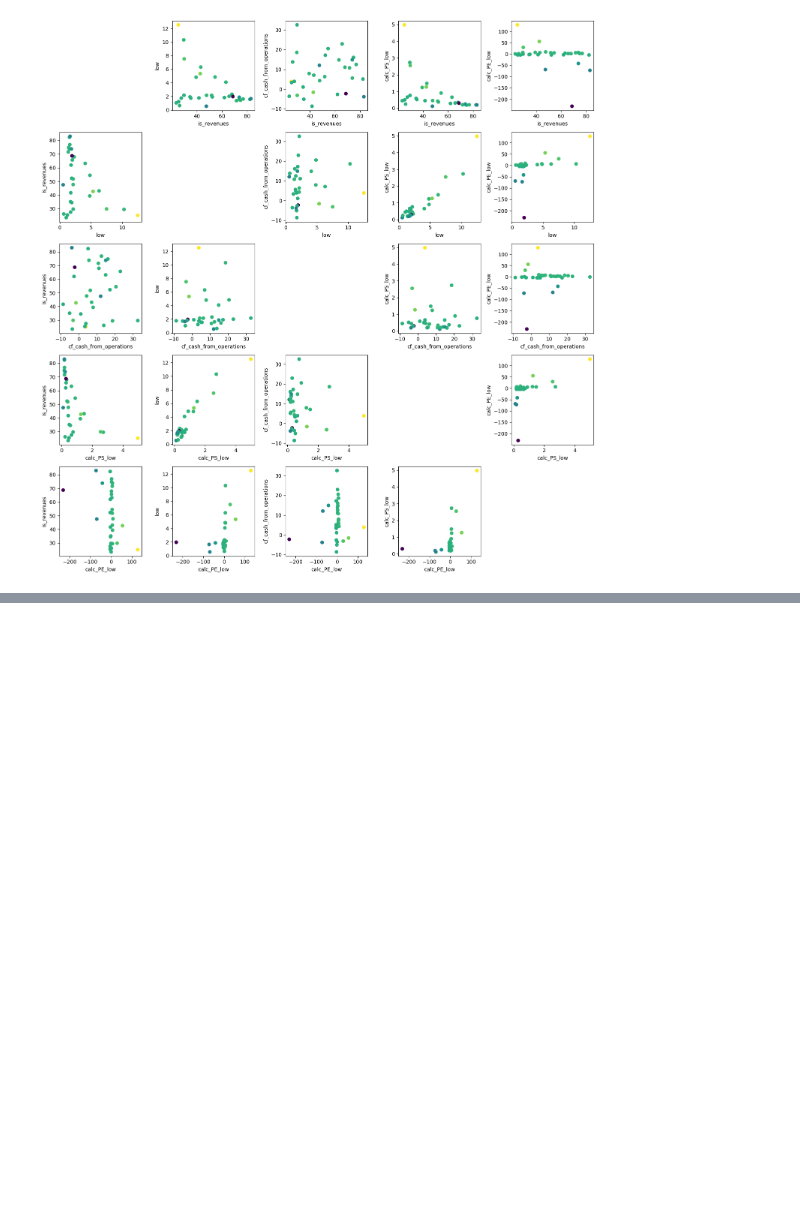
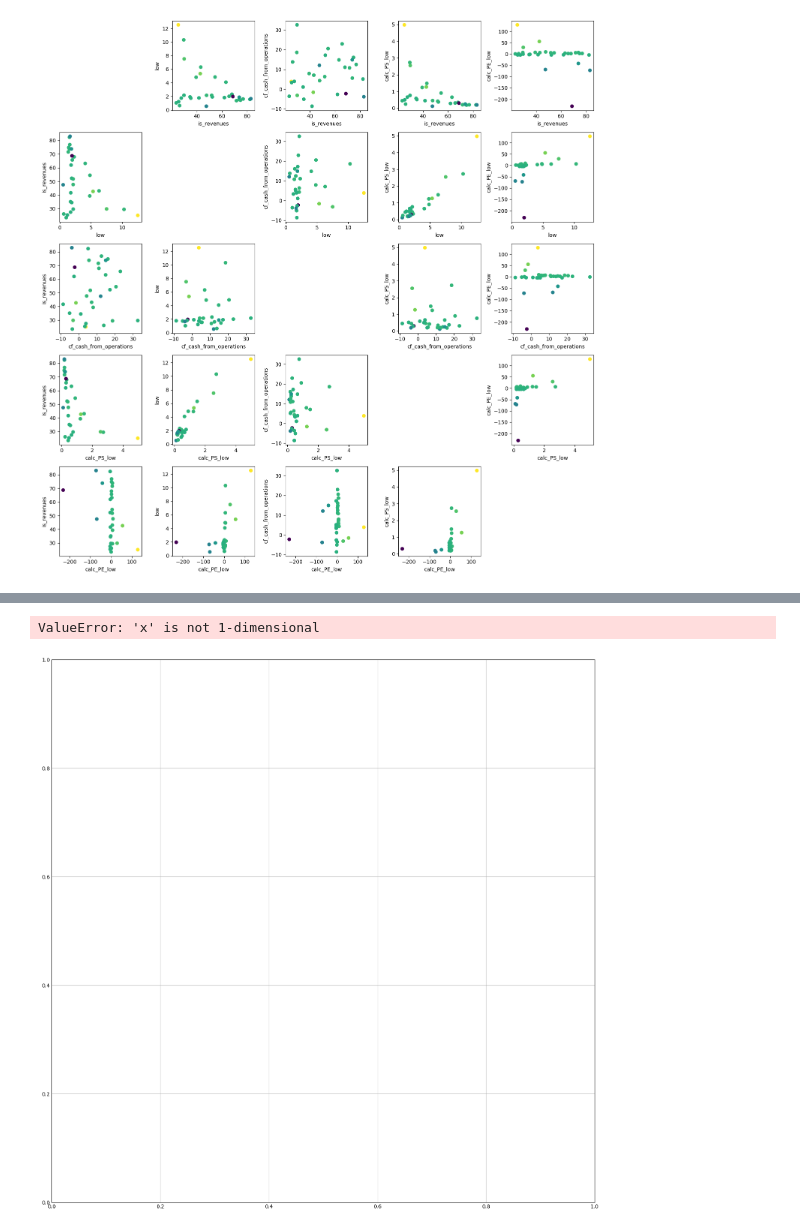
Before and after one commit to weignerp/python, a Jupyter notebook: scikit/company.ipynb, the cells around one changed output, grey strips where cells are left out. Cells and saved outputs as stored; diff of their text form; code cells hidden in the pictures; blank space fills up the shorter version.

```diff
--- a/scikit/company.ipynb
+++ b/scikit/company.ipynb
@@ -324,7 +324,7 @@ Name: cf_change_in_accounts_receivable, dtype: float64
 nndf.to_csv('../data/nndf.csv', index=False, encoding='utf-8', sep='\t', decimal=',')
 
 # type(nndf['bs_cash_and_equivalents'][10])
-sdata = nndf[['is_revenues', 'is_net_income', 'is_ebitda', 'cf_cash_from_operations', 'is_weighted_average_diluted_shares_outstanding', 'high', 'low']]
+sdata = nndf[['date', 'is_revenues', 'is_net_income', 'is_ebitda', 'cf_cash_from_operations', 'is_weighted_average_diluted_shares_outstanding', 'high', 'low']]
 
 sdata['calc_PE_low'] = (sdata['is_weighted_average_diluted_shares_outstanding']*sdata['low']) / (sdata['is_net_income']*4)
 sdata['calc_PE_high'] = (sdata['is_weighted_average_diluted_shares_outstanding']*sdata['high']) / (sdata['is_net_income']*4)
@@ -406,3 +406,9 @@ plt.savefig("52.png")
 plt.show()
 # %% [output]
 [figure]
+# %%
+# sdata[sdata['calc_PS_low'].eq(np.nan)]['calc_PS_low'] #  | ~sdata['calc_PS_high'].eq(np.nan)
+sdata[sdata['calc_PS_low'] < 1.0 ]
+
+gdata = sdata.dropna(subset=['calc_PS_low', 'calc_PS_high'])
+gdata[['date', 'calc_PS_low', 'calc_PS_high']]
@@ -408,0 +434,34 @@ plt.show()
+# %%
+from dateutil.relativedelta import relativedelta
+import matplotlib.pyplot as plt
+import numpy as np
+
+plt.style.use('_mpl-gallery')
+
+# make data
+# np.random.seed(1)
+x = np.linspace(gdata['date'].dt.year.to_numpy(), 8, 16)
+# x = gdata['date'].to_numpy()
+# y1 = 3 + 4*x/8 + np.random.uniform(0.0, 0.5, len(x))
+# y2 = 1 + 2*x/8 + np.random.uniform(0.0, 0.5, len(x))
+y1 = gdata['calc_PS_low'].to_numpy(dtype=float)
+y2 = gdata['calc_PS_high'].to_numpy(dtype=float)
+
+# plot
+fig, ax = plt.subplots()
+
+fig.set_figheight(15)
+fig.set_figwidth(15)
+
+ax.fill_between(x, y1, y2, alpha=.5, linewidth=0)
+ax.plot(x, (y1 + y2)/2, linewidth=2)
+
+ax.set(xlim=(pd.to_datetime(np.min(x)).dt.year, pd.to_datetime(np.max(x)).dt.year),
+       xticks=np.arange(1, relativedelta(pd.to_datetime(np.max(x)), pd.to_datetime(np.min(x))).years),
+       yticks=np.arange(np.min(y1), np.max(y2)),
+       ylim=(min(np.min(y1), np.min(y2)), max(np.max(y1), np.max(y2))))
+# , yticks=np.arange(min(y1, y2), max(y1, y2)), yticks=np.arange(1, 8)
+plt.show()
+# %% [output]
+ValueError: 'x' is not 1-dimensional
+[figure, added]
```
Also changed, not shown: parts of 4 cells of this notebook, 1 other file.
